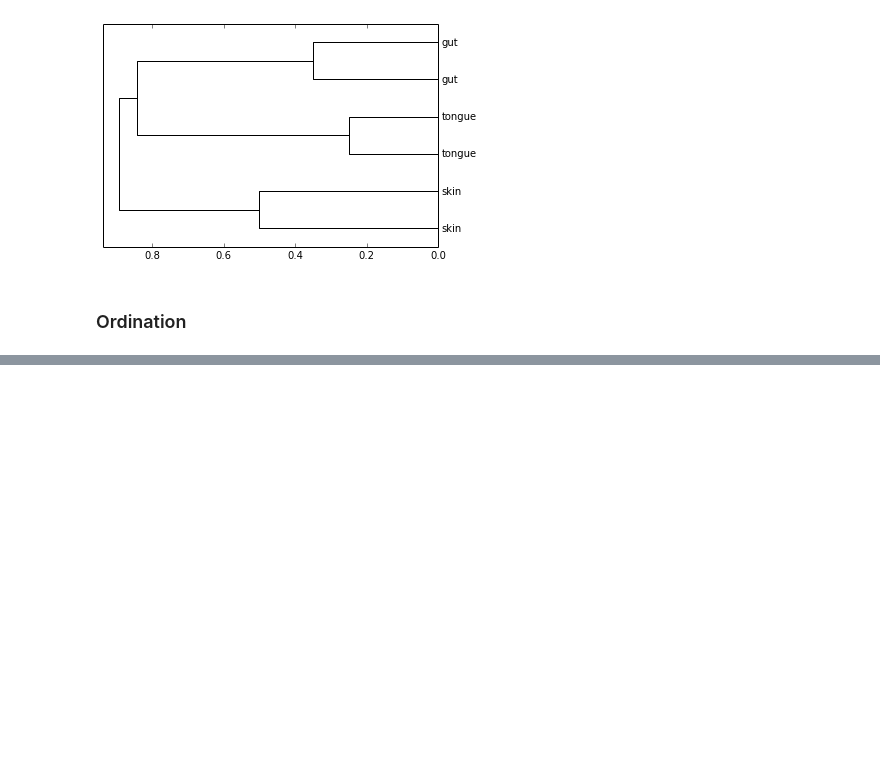
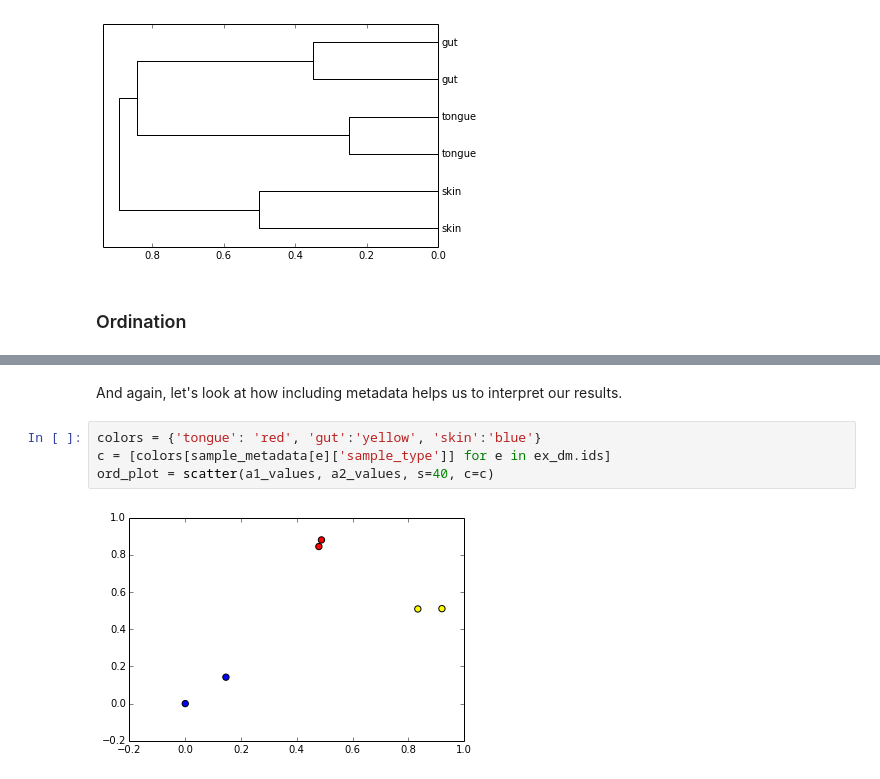
Before and after one commit to applied-bioinformatics/An-Introduction-To-Applied-Bioinformatics, a Jupyter notebook: applications/1-biological-diversity.ipynb, the cells around one changed output, grey strips where cells are left out. Saved outputs shown, nothing was run; the diff lists cells and outputs as text; blank space fills up the shorter version.

```diff
--- a/applications/1-biological-diversity.ipynb
+++ b/applications/1-biological-diversity.ipynb
@@ -214,0 +308,8 @@ d = dendrogram(lm, labels=labels, orientation='right',
+# %% [markdown]
+And again, let's look at how including metadata helps us to interpret our results.
+# %%
+colors = {'tongue': 'red', 'gut':'yellow', 'skin':'blue'}
+c = [colors[sample_metadata[e]['sample_type']] for e in ex_dm.ids]
+ord_plot = scatter(a1_values, a2_values, s=40, c=c)
+# %% [output]
+[figure, added]
```
Also changed, not shown: parts of 17 cells of this notebook.
